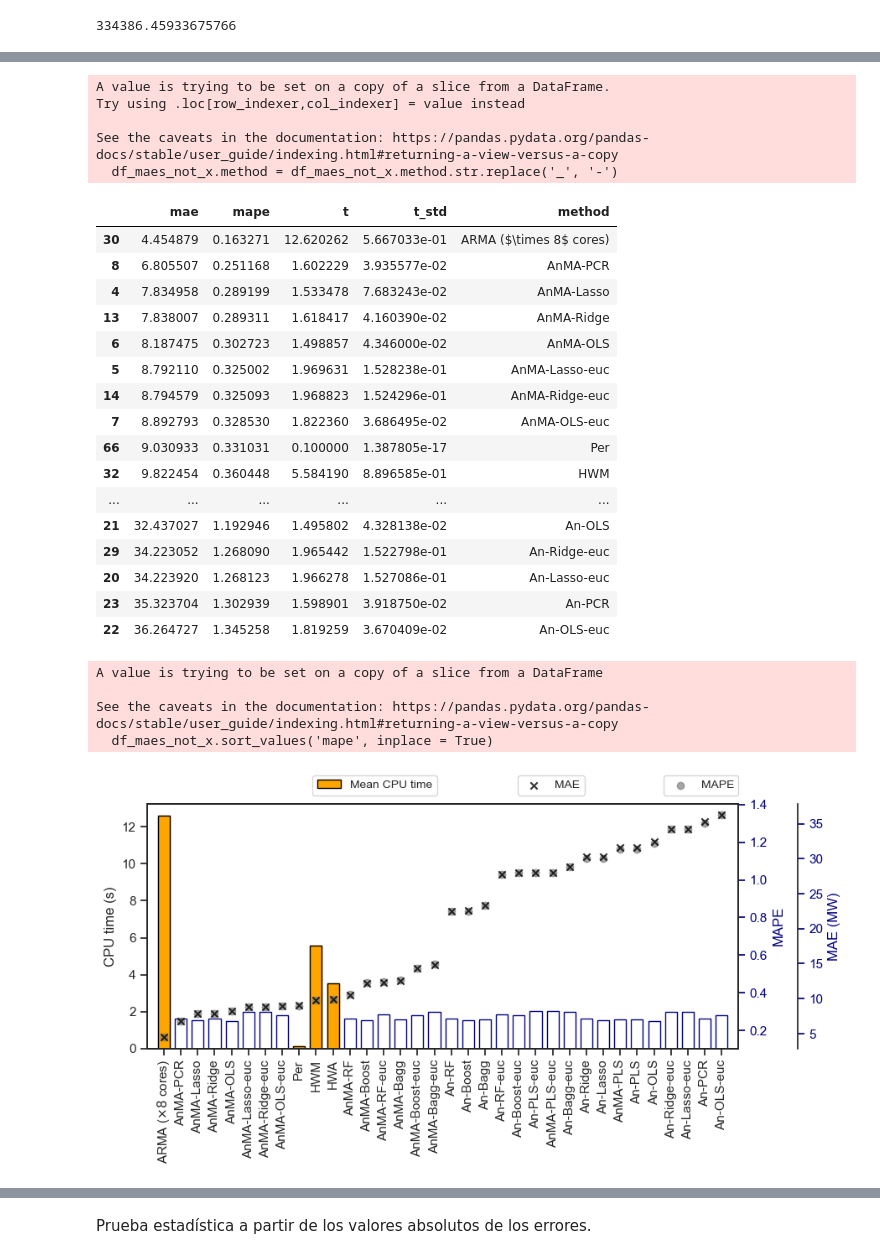
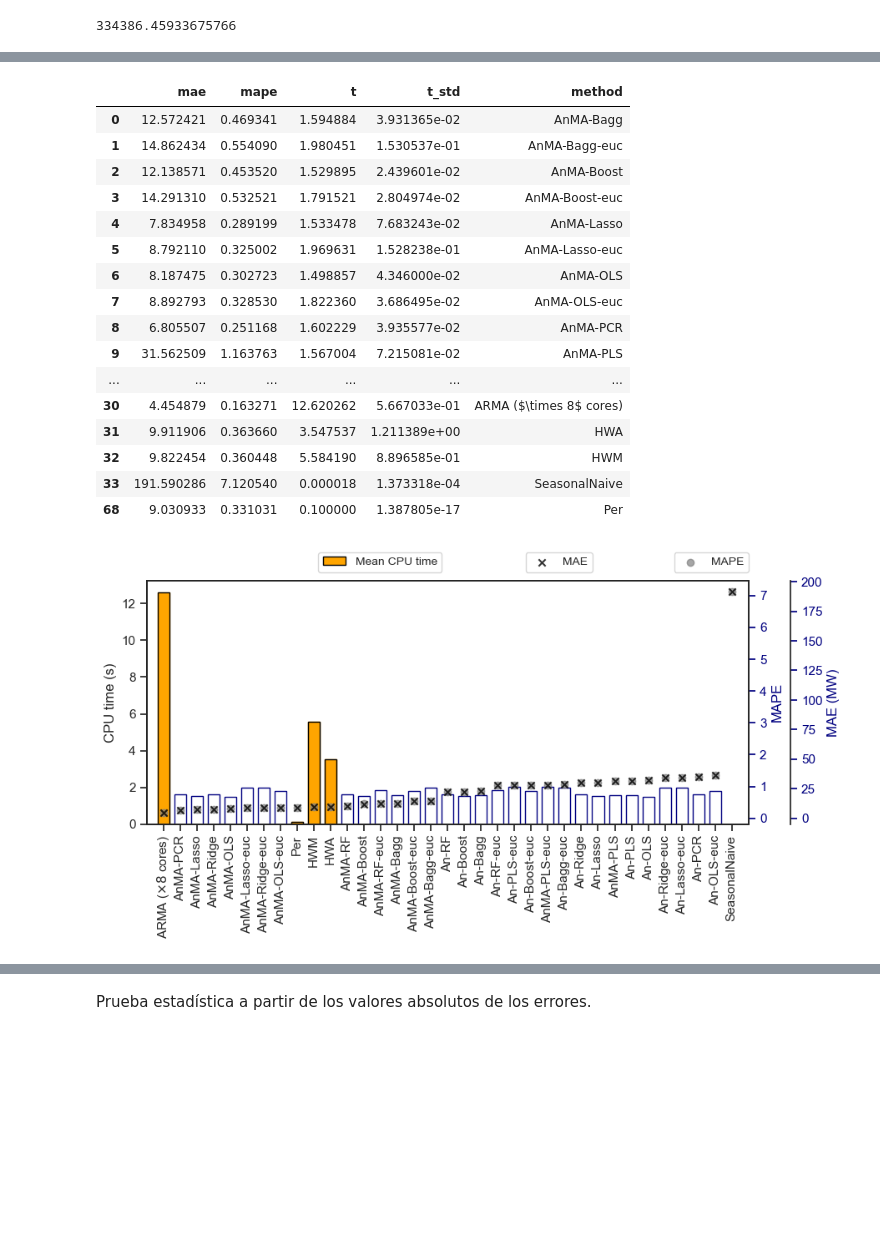
Before and after one commit to urieliram/analog, a Jupyter notebook: test2.ipynb, the cells around one changed output, grey strips where cells are left out. Drawn from its saved outputs; the diff is of its cells as text; code cells hidden in the pictures; blank space fills up the shorter version.

Commit message:
Corregido, aumentado, SeasonalNaivizado

```diff
--- a/test2.ipynb
+++ b/test2.ipynb
@@ -69,7 +67,7 @@ for filename in os.listdir(directory):
     f = os.path.join(directory, filename)
     model_name = filename.split('.')[0]
     # print(model_name)
-    if 'X' in filename or 'HW' in filename or 'Per' in filename or 'AR' in filename:
+    if 'X' in filename or 'HW' in filename or 'Per' in filename or 'AR' in filename or 'Naive' in filename:
         df = pd.read_csv(f, header=None)
         df.columns = ['index', 't_pred', 'y_pred']
         if 'X' in filename:
@@ -269,5 +248,5 @@ plt.show()
 # %%
-dict_best=(['XAnMA_PCR', 'XARMA'] )
+dict_best=(['XSeasonalNaive', 'XAnMA_PCR'])#(['XAnMA_PCR', 'XARMA'] )
 plt.figure(figsize=(10, 5))
 ax = plt.gca()
 myFmt = mdates.DateFormatter("%d %b %Y %H:%M")
@@ -367,32 +346,26 @@ colors[0] = 'orange'
 colors[8] = 'orange'
 colors[9] = 'orange'
 colors[10] = 'orange'
-# %% [output]
-A value is trying to be set on a copy of a slice from a DataFrame.
-Try using .loc[row_indexer,col_indexer] = value instead
-
-See the caveats in the documentation: https://pandas.pydata.org/pandas-docs/stable/user_guide/indexing.html#returning-a-view-versus-a-copy
-  df_maes_not_x.method = df_maes_not_x.method.str.replace('_', '-')
 # %%
 df_maes_not_x
 # %% [output]
 |  | mae | mape | t | t_std | method |
+| 0 | 12.572421 | 0.469341 | 1.594884 | 3.931365e-02 | AnMA-Bagg |
+| 1 | 14.862434 | 0.554090 | 1.980451 | 1.530537e-01 | AnMA-Bagg-euc |
+| 2 | 12.138571 | 0.453520 | 1.529895 | 2.439601e-02 | AnMA-Boost |
+| 3 | 14.291310 | 0.532521 | 1.791521 | 2.804974e-02 | AnMA-Boost-euc |
+| 4 | 7.834958 | 0.289199 | 1.533478 | 7.683243e-02 | AnMA-Lasso |
+| 5 | 8.792110 | 0.325002 | 1.969631 | 1.528238e-01 | AnMA-Lasso-euc |
+| 6 | 8.187475 | 0.302723 | 1.498857 | 4.346000e-02 | AnMA-OLS |
+| 7 | 8.892793 | 0.328530 | 1.822360 | 3.686495e-02 | AnMA-OLS-euc |
+| 8 | 6.805507 | 0.251168 | 1.602229 | 3.935577e-02 | AnMA-PCR |
+| 9 | 31.562509 | 1.163763 | 1.567004 | 7.215081e-02 | AnMA-PLS |
+| ... | ... | ... | ... | ... | ... |
 | 30 | 4.454879 | 0.163271 | 12.620262 | 5.667033e-01 | ARMA ($\times 8$ cores) |
-| 8 | 6.805507 | 0.251168 | 1.602229 | 3.935577e-02 | AnMA-PCR |
-| 4 | 7.834958 | 0.289199 | 1.533478 | 7.683243e-02 | AnMA-Lasso |
-| 13 | 7.838007 | 0.289311 | 1.618417 | 4.160390e-02 | AnMA-Ridge |
-| 6 | 8.187475 | 0.302723 | 1.498857 | 4.346000e-02 | AnMA-OLS |
-| 5 | 8.792110 | 0.325002 | 1.969631 | 1.528238e-01 | AnMA-Lasso-euc |
-| 14 | 8.794579 | 0.325093 | 1.968823 | 1.524296e-01 | AnMA-Ridge-euc |
-| 7 | 8.892793 | 0.328530 | 1.822360 | 3.686495e-02 | AnMA-OLS-euc |
-| 66 | 9.030933 | 0.331031 | 0.100000 | 1.387805e-17 | Per |
+| 31 | 9.911906 | 0.363660 | 3.547537 | 1.211389e+00 | HWA |
 | 32 | 9.822454 | 0.360448 | 5.584190 | 8.896585e-01 | HWM |
-| ... | ... | ... | ... | ... | ... |
-| 21 | 32.437027 | 1.192946 | 1.495802 | 4.328138e-02 | An-OLS |
-| 29 | 34.223052 | 1.268090 | 1.965442 | 1.522798e-01 | An-Ridge-euc |
-| 20 | 34.223920 | 1.268123 | 1.966278 | 1.527086e-01 | An-Lasso-euc |
-| 23 | 35.323704 | 1.302939 | 1.598901 | 3.918750e-02 | An-PCR |
-| 22 | 36.264727 | 1.345258 | 1.819259 | 3.670409e-02 | An-OLS-euc |
+| 33 | 191.590286 | 7.120540 | 0.000018 | 1.373318e-04 | SeasonalNaive |
+| 68 | 9.030933 | 0.331031 | 0.100000 | 1.387805e-17 | Per |
 # %%
 plt.rcParams.update({'font.size': 13})
 
@@ -402,39 +375,35 @@ plt.figure(figsize=(9, 5))
 plt.bar(df_maes_not_x.method, df_maes_not_x.t, color = 'none', edgecolor = colors, width=0.7)
 plt.bar(t.method, t.t, color = 'orange', edgecolor = 'black', width=0.7, label='Mean CPU time')
 plt.xticks(rotation = 90)
 plt.ylabel('CPU time (s)')
 #plt.axhline(y = df_maes_not_x.t.min(), color = 'black', linestyle = '--')
 plt.legend(bbox_to_anchor = (0.5, 1.14), fontsize = 10, ncols = 2)
 plt.tight_layout()
 
 ax = plt.gca()
 ax2 = ax.twinx()
 plt.scatter(df_maes_not_x.method, df_maes_not_x.mape, marker = 'o', color = 'gray', label = 'MAPE', alpha=0.7)
 plt.legend(bbox_to_anchor = (1.01, 1.14), fontsize = 10)
 plt.ylabel('MAPE')
 ax2.yaxis.label.set_color('#000080')
 ax2.tick_params(axis='y', colors='#000080')
 
 ax3 = ax.twinx()
 plt.scatter(df_maes_not_x.method, df_maes_not_x.mae, marker='x', color = 'black', label = 'MAE', alpha=0.8)
 plt.legend(bbox_to_anchor = (0.75, 1.14), fontsize = 10, ncols = 1)
 plt.ylabel('MAE (MW)')
 ax3.spines.right.set_position(("data", 37.5))
 ax3.yaxis.label.set_color('#000080')
 ax3.tick_params(axis='y', colors='#000080')
 
 plt.tight_layout()
-plt.xlim(-1, 34)
+plt.xlim(-1, 35)
 plt.savefig(dir+'mape_vs_time.pdf', transparent=True)
 plt.savefig(dir+'mape_vs_time.png', transparent=True)
 
 plt.show()
 # %% [output]
-A value is trying to be set on a copy of a slice from a DataFrame
-
-See the caveats in the documentation: https://pandas.pydata.org/pandas-docs/stable/user_guide/indexing.html#returning-a-view-versus-a-copy
-  df_maes_not_x.sort_values('mape', inplace = True)
-[figure, old version]
+[figure, new version]
 # %%
 df_maes_x     = df_maes[df_maes.method.str.contains('X')]
 # Ajustes
```
Also changed, not shown: parts of 30 cells of this notebook, 5 other files.
